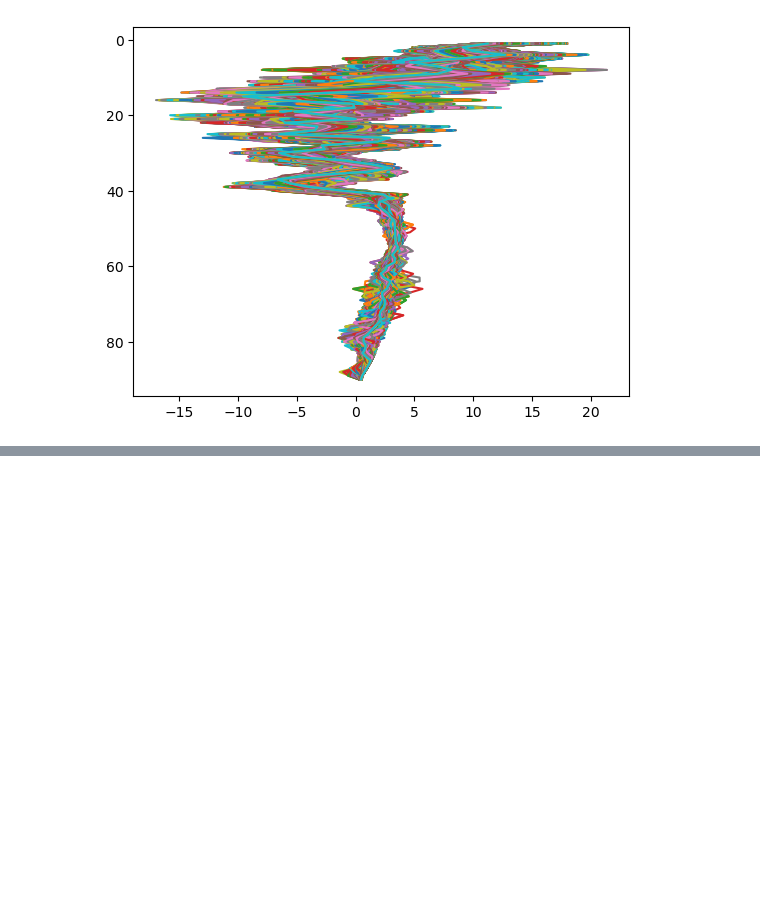
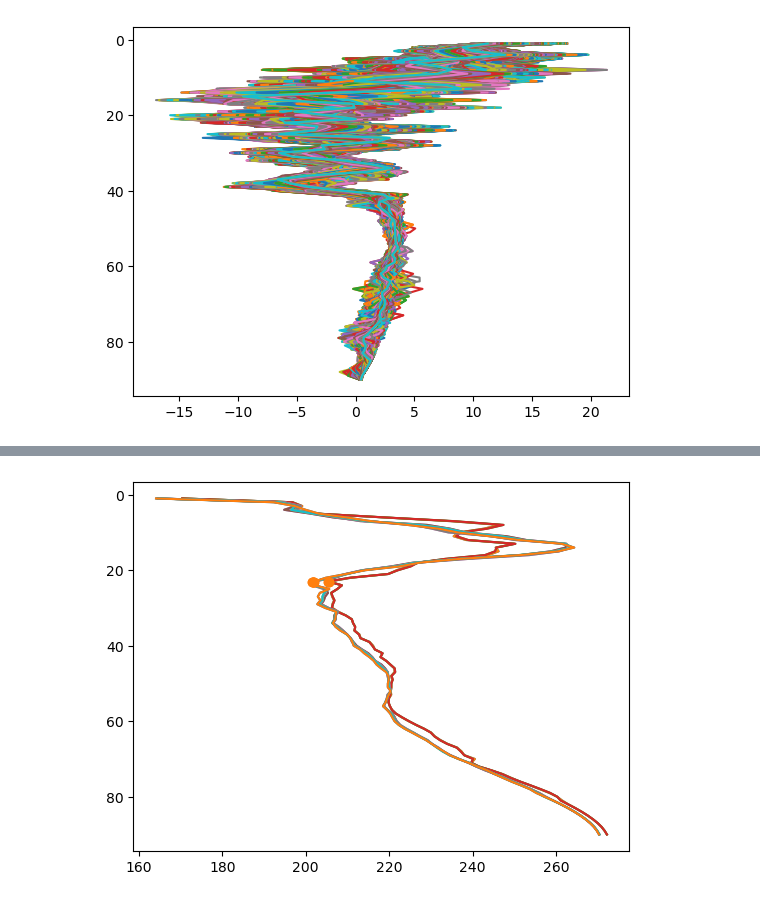
Before and after one commit to w-k-jones/mpi_hacakthon, a Jupyter notebook: 09_overshooting_tops.ipynb, the cells around one changed output, grey strips where cells are left out. Cells and saved outputs as stored; diff of their text form; code cells hidden in the pictures; blank space fills up the shorter version.

```diff
--- a/09_overshooting_tops.ipynb
+++ b/09_overshooting_tops.ipynb
@@ -315,13 +95,0 @@ Attributes:
-# %%
-def find_tropopause(T, return_trop_temp=False):
-    lowest_inversion = (
-        T.level_full * (T.isel(level_full=slice(0,75)).differentiate("level_full") < 0)
-    ).max("level_full")
-
-    trop_level = lowest_inversion + T.sel(
-        level_full=xr.concat([lowest_inversion + i for i in range(-3,4)], dim="new_level").assign_coords({"new_level":range(-3,4)})
-    ).idxmin("new_level")
-
-    if return_trop_temp:
-        return trop_level, T.sel(level_full=trop_level)
-    return trop_level
@@ -445,0 +96,18 @@ plt.gca().axvline(0, color="k", linestyle="--")
+# %%
+def find_tropopause(T, return_trop_temp=False):
+    """
+    Find the approximate tropopause level in ICON data
+    """
+    lowest_inversion = (
+        T.level_full * (T.isel(level_full=slice(0,60)).differentiate("level_full") < -0.5)
+    ).max("level_full")
+
+    trop_level = lowest_inversion + T.sel(
+        level_full=xr.concat([lowest_inversion + i for i in range(-3,4)], dim="new_level").assign_coords({"new_level":range(-3,4)})
+    ).idxmin("new_level")
+
+    if return_trop_temp:
+        return trop_level, T.sel(level_full=trop_level)
+    return trop_level
+# %%
+trop_levels = find_tropopause(T)
@@ -445,0 +140,2 @@ plt.gca().axvline(0, color="k", linestyle="--")
+# %%
+wh_min = trop_levels.stack(dim_0=('lat', 'lon')).where(trop_levels.stack(dim_0=('lat', 'lon'))==trop_levels.stack(dim_0=('lat', 'lon')).min(), drop=True).squeeze()
@@ -445,0 +165,10 @@ plt.gca().axvline(0, color="k", linestyle="--")
+# %%
+tsel = T.sel(
+    lat=xr.DataArray(wh_min.lat.data, dims="points"),
+    lon=xr.DataArray(wh_min.lon.data, dims="points")
+)
+plt.plot(tsel, T.level_full)
+plt.plot(*find_tropopause(tsel, return_trop_temp=True)[::-1], "C1o")
+plt.gca().invert_yaxis()
+# %% [output]
+[figure, added]
```
Also changed, not shown: parts of 43 cells of this notebook, 2 other files.
